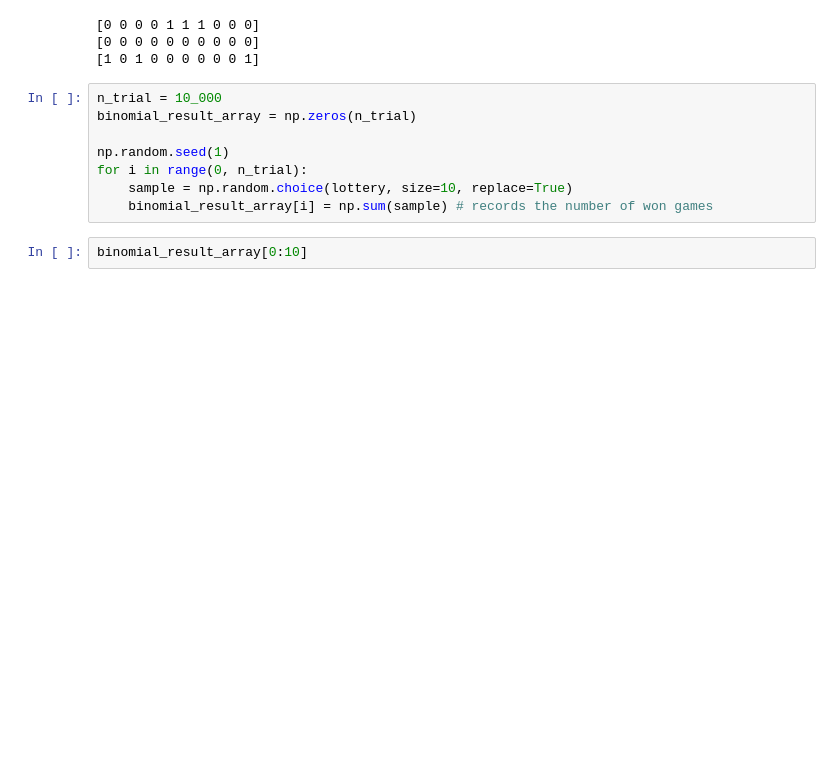
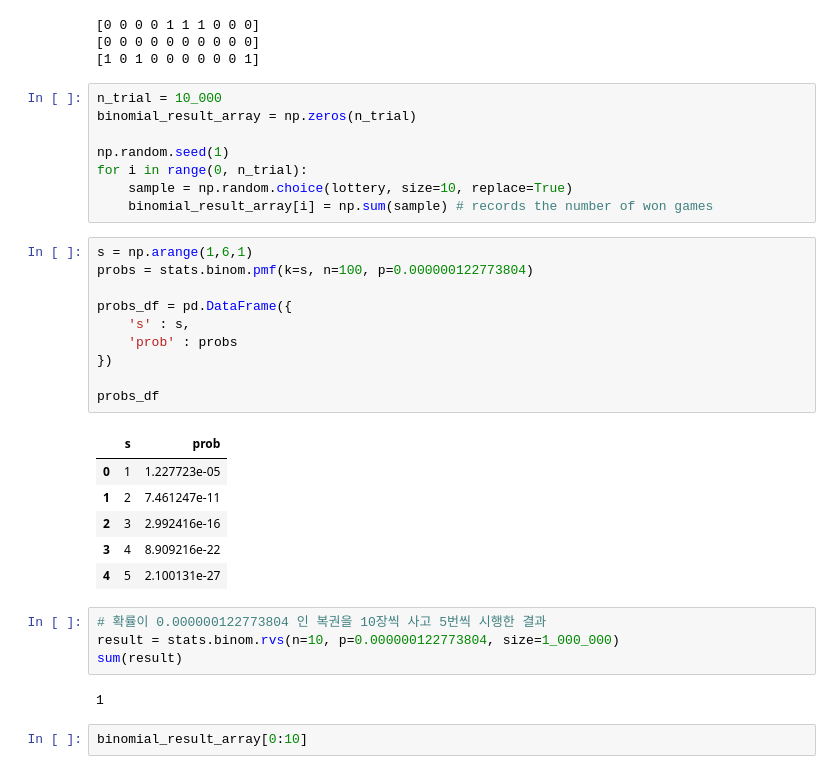
Before and after one commit to tmdgusya/statistics-with-python, a Jupyter notebook: practice-4.ipynb, the cells around one changed output. Drawn from its saved outputs; the diff is of its cells as text; blank space fills up the shorter version.

```diff
--- a/practice-4.ipynb
+++ b/practice-4.ipynb
@@ -61,6 +61,29 @@ np.random.seed(1)
 for i in range(0, n_trial):
     sample = np.random.choice(lottery, size=10, replace=True)
     binomial_result_array[i] = np.sum(sample) # records the number of won games
+# %%
+s = np.arange(1,6,1)
+probs = stats.binom.pmf(k=s, n=100, p=0.000000122773804)
+
+probs_df = pd.DataFrame({
+    's' : s,
+    'prob' : probs
+})
+
+probs_df
+# %% [output]
+|  | s | prob |
+| 0 | 1 | 1.227723e-05 |
+| 1 | 2 | 7.461247e-11 |
+| 2 | 3 | 2.992416e-16 |
+| 3 | 4 | 8.909216e-22 |
+| 4 | 5 | 2.100131e-27 |
+# %%
+# 확률이 0.000000122773804 인 복권을 10장씩 사고 5번씩 시행한 결과
+result = stats.binom.rvs(n=10, p=0.000000122773804, size=1_000_000)
+sum(result)
+# %% [output]
+1
 # %%
 binomial_result_array[0:10]
 # %% [output]
```
Also changed, not shown: parts of 4 cells of this notebook.
